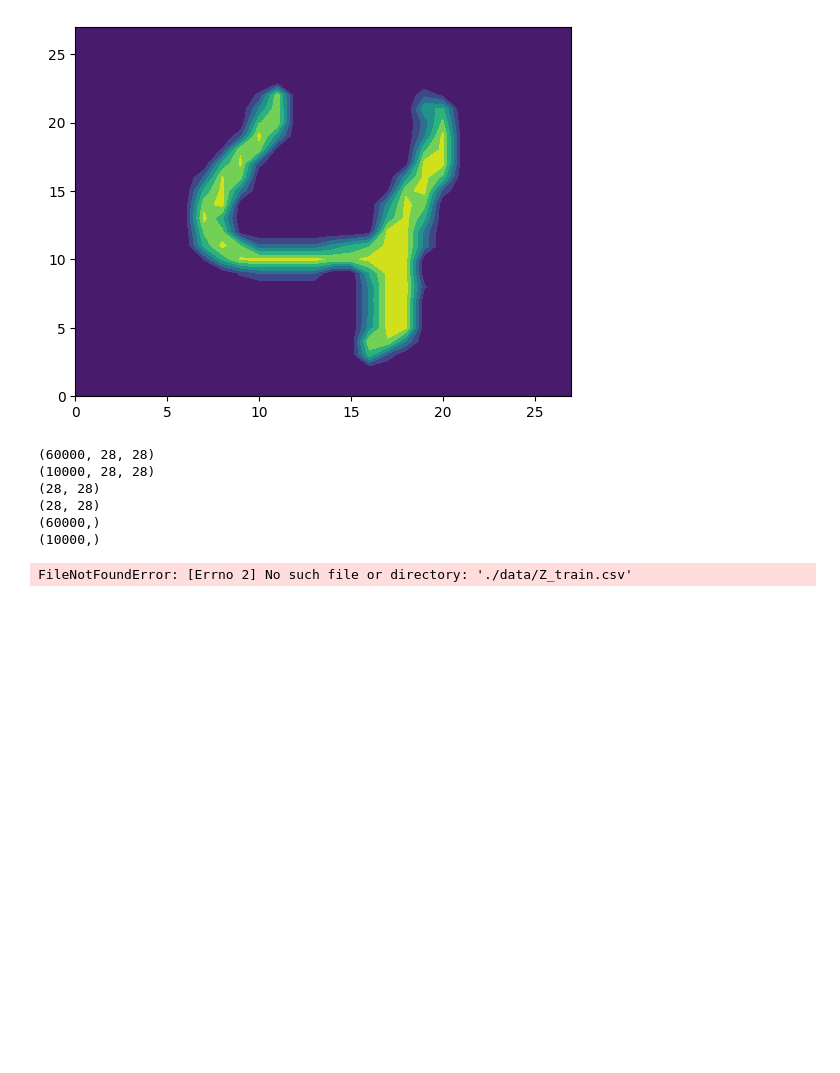
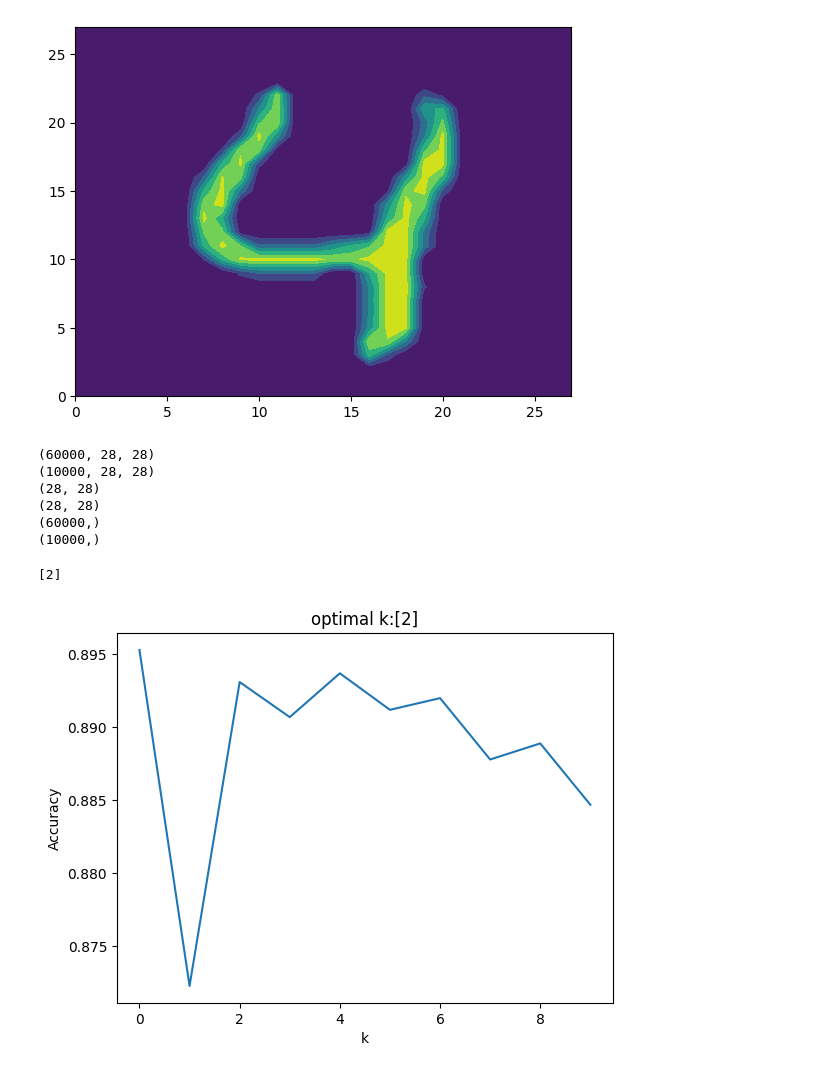
Before and after one commit to rtg7bs/labs, a Jupyter notebook: 03_computer_vision/computer_vision.ipynb, the cells around one changed output. Drawn from its saved outputs; the diff is of its cells as text; code cells hidden in the pictures; blank space fills up the shorter version.

```diff
--- a/03_computer_vision/computer_vision.ipynb
+++ b/03_computer_vision/computer_vision.ipynb
@@ -174,16 +180,43 @@ if reload == 1:  # If reload is 1, do the reshaping process
         row = X_train[i].reshape((1,784)) # Turn the matrix for i into a row vector of features
         Z_train.append(row[0]) # Append the row vector to the list
     Z_train = pd.DataFrame(Z_train)
-    Z_train.to_csv('./data/Z_train.csv')
+    Z_train.to_csv('/home/Z_train.csv')
     #
     Z_test = []
     for i in range(len(y_test)):
         row = X_test[i].reshape((1,784)) # Turn the matrix for i into a row vector of features
         Z_test.append(row[0]) # Append the row vector to the list
     Z_test = pd.DataFrame(Z_test)
-    Z_test.to_csv('./data/Z_test.csv')
+    Z_test.to_csv('/home/Z_test.csv')
 else: # If reload is not 1, just load the reshaped data
-    Z_train = pd.read_csv('./data/Z_train.csv')
-    Z_test = pd.read_csv('./data/Z_test.csv')
+    Z_train = pd.read_csv('/home/Z_train.csv')
+    Z_test = pd.read_csv('/home/Z_test.csv')
-# %% [output]
-FileNotFoundError: [Errno 2] No such file or directory: './data/Z_train.csv'
+# %%
+# ----- q4 -----
+
+from sklearn.neighbors import KNeighborsClassifier
+
+# Determine the optimal k:
+k_bar = 10
+k_grid = np.arange(2, k_bar) # The range of k's to consider
+accuracy = np.zeros(k_bar)
+
+for k in range(k_bar):
+    knn = KNeighborsClassifier(n_neighbors=k+1)
+    predictor = knn.fit(Z_train.values,y_train)
+    #y_hat = predictor.predict(Z_test.values)
+    accuracy[k] = knn.score(Z_test.values,y_test) # Bug in sklearn requires .values
+
+accuracy_max = np.max(accuracy) # highest recorded accuracy
+max_index = np.where(accuracy==accuracy_max)
+k_star = k_grid[max_index] # Find the optimal value of k
+print(k_star)
+
+plt.plot(np.arange(0,k_bar),accuracy) # Plot accuracy by k
+plt.xlabel("k")
+plt.title("optimal k:"+str(k_star))
+plt.ylabel('Accuracy')
+plt.show()
+# %% [output]
+[2]
+[figure, added]
```
Also changed, not shown: parts of 3 cells of this notebook.
